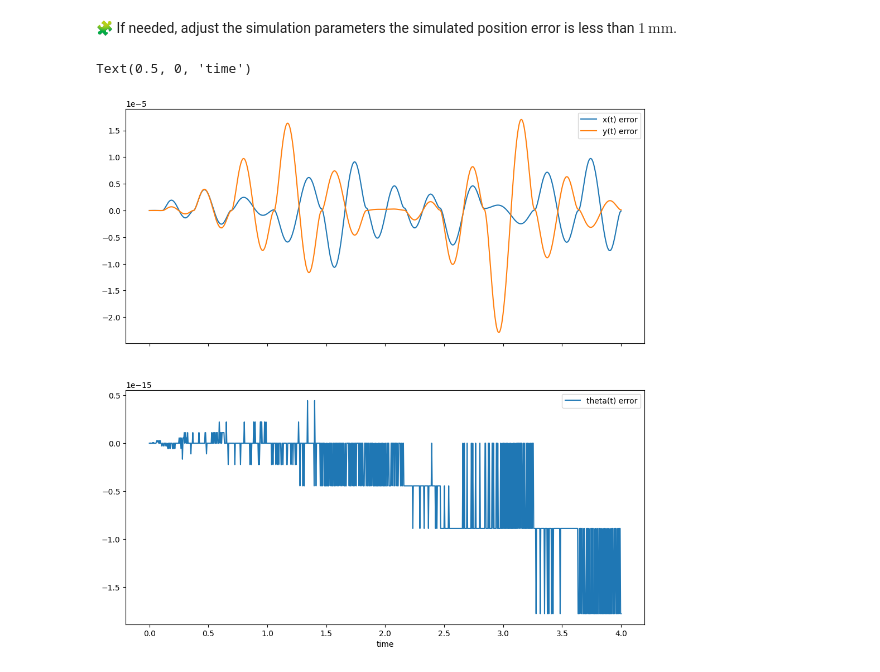
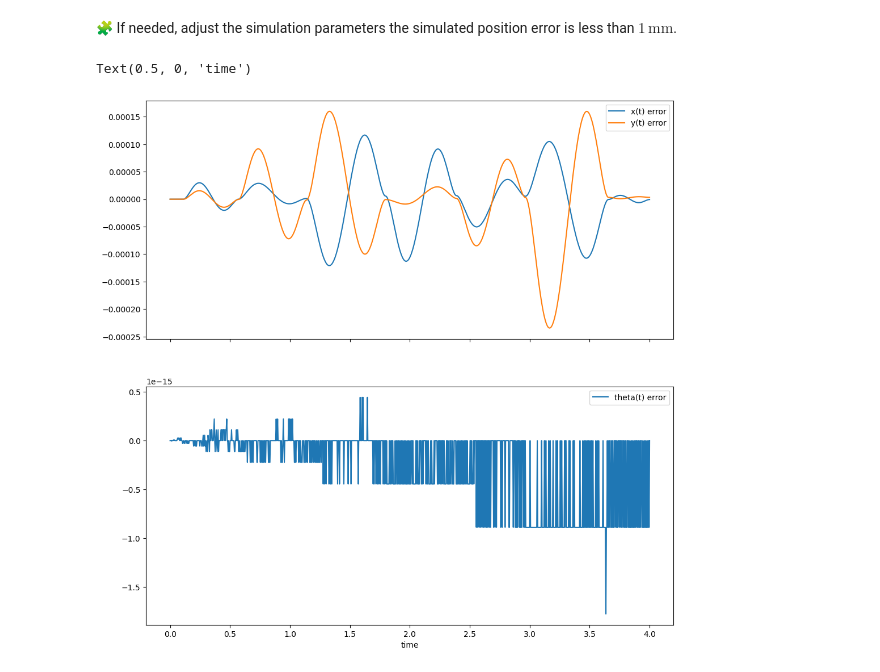
Before and after one commit to ukeeed/control-engineering-with-python-project-2023-2024, a Jupyter notebook: Project_part_1.ipynb, the cells around one changed output. Cells and saved outputs as stored; diff of their text form; code cells hidden in the pictures.

```diff
--- a/Project_part_1.ipynb
+++ b/Project_part_1.ipynb
@@ -225,24 +225,24 @@ Text(0.5, 0, 'time')
 # %%
 simulate_1 = solve_ivp(
     fun=fun,
     t_span=(0.0, 4.0),
     y0=[0.0, 0.0, 0.0],
-    rtol=1e-6,
-    atol=1e-8,
+    rtol=1e-5,
+
     dense_output=True
 )
 t = linspace(0.0, 4.0, 1000)
 x_t, y_t, theta_t = simulate_1["sol"](t)
 fig=figure(figsize=(12, 12))
 ax1, ax2 = fig.subplots(2, 1, sharex=True)
 
 ax1.plot(t , x_t - 2*sin(2*pi*t/4), label="x(t) error")
 ax1.plot(t , y_t + 2*cos(2*pi*t/4) - 2, label="y(t) error")
 ax1.legend()
 
 ax2.plot(t, theta_t - 2*pi*t / 4.0, label="theta(t) error")
 ax2.legend()
 xlabel("time")
 # %% [output]
 Text(0.5, 0, 'time')
-[figure, old version]
+[figure, new version]
```
Also changed, not shown: parts of 1 cell of this notebook.
